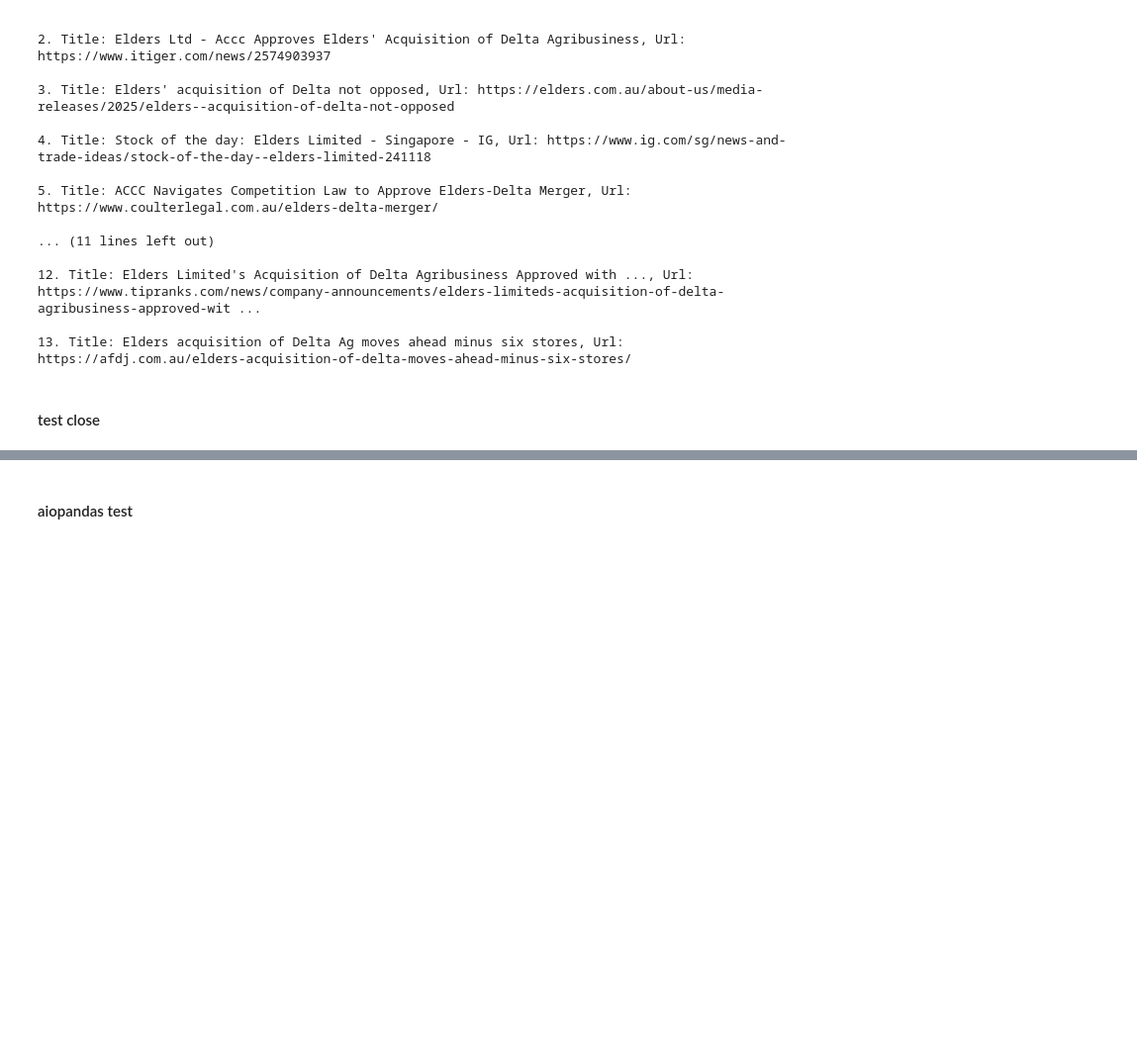
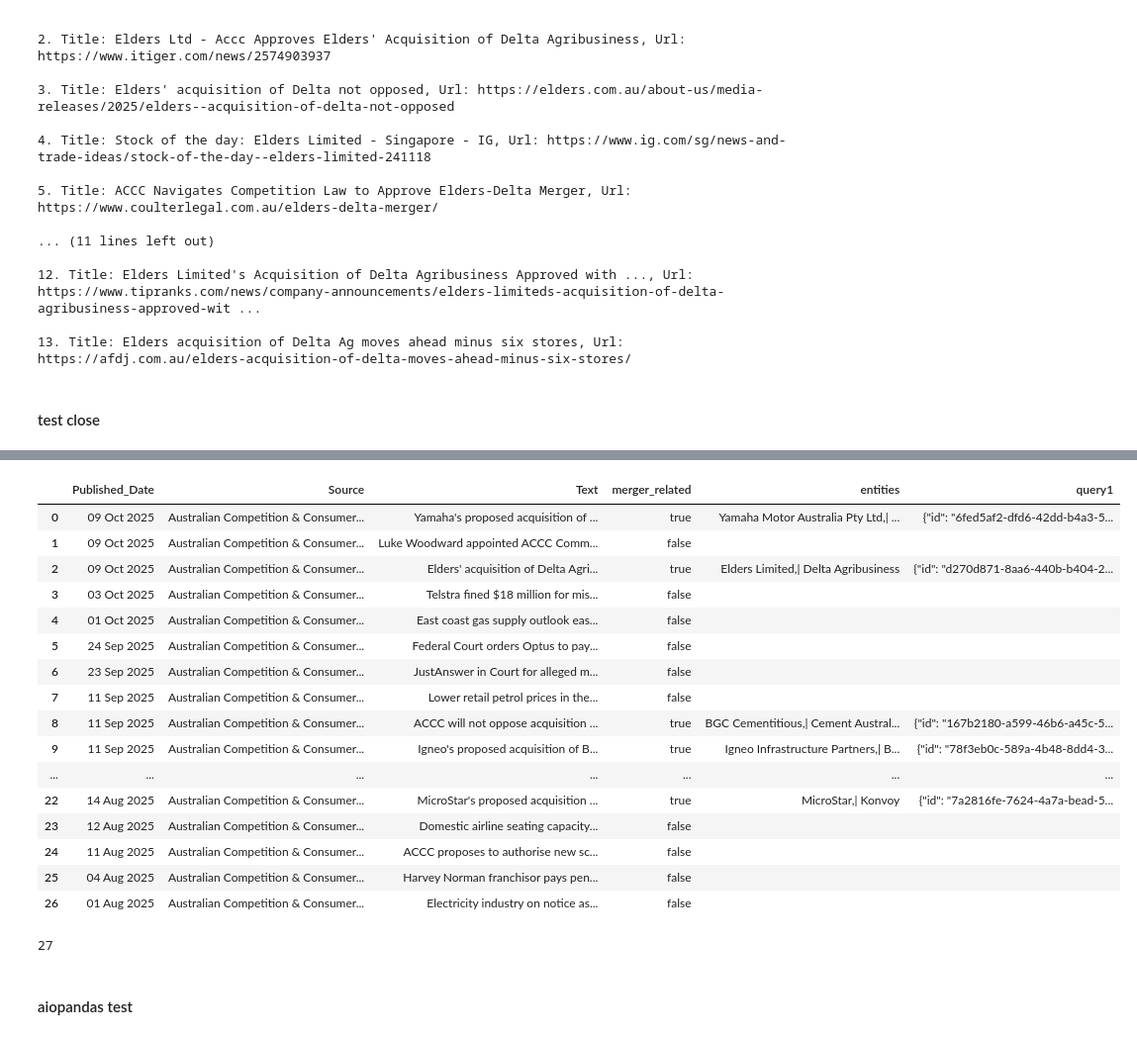
Before and after one commit to chuash/MergerScan, a Jupyter notebook: Draft.ipynb, the cells around one changed output, grey strips where cells are left out. Shown at 99% size. Cells and saved outputs as stored; diff of their text form; code cells hidden in the pictures; blank space fills up the shorter version.

```diff
--- a/Draft.ipynb
+++ b/Draft.ipynb
@@ -916,3 +923,19 @@ async def asyncperplexitysearch(client:OpenAI, model:str, prompt_messages:List[D
+# %%
+# main asynchronous function to iterate through the data list in chunks
+async def main(data_list, chunk_size, pause_duration):
+    """Processes data list in chunks with pauses between chunks."""
+
+    results = []
+    for i in range(0, len(data_list), chunk_size):
+        chunk = data_list[i:i + chunk_size]
+        chunk_results = await process_chunk(chunk)
+        results.extend(chunk_results)
+
+        if i + chunk_size < len(data_list):  # Don't pause after the last chunk
+            print(f"Pausing for {pause_duration} seconds...")
+            await asyncio.sleep(pause_duration)
+
+    return results
 # %%
 prompt_message_list = []
 for item in query1_list:
@@ -931,11 +963,11 @@ prompt_message_list
 # %%
-async def main():
-    """Main function to orchestrate asynchronous chat completions."""
+#async def main():
+#    """Main function to orchestrate asynchronous chat completions."""
 
     # Create a list of asynchronous tasks
-    tasks = [asyncperplexitysearch(client=asyncclient, model='sonar', prompt_messages=p, schema=None) for p in prompt_message_list]
+#    tasks = [asyncperplexitysearch(client=asyncclient, model='sonar', prompt_messages=p, schema=None) for p in prompt_message_list]
 
     # Run all tasks concurrently and gather their results
-    results = await asyncio.gather(*tasks)
+#    results = await asyncio.gather(*tasks)
 
-    return results
+#    return results
@@ -970,0 +974,9 @@ This conclusion is based strictly on the information about direct sales or servi
+# %%
+chunk_size = 3
+pause_seconds = 1
+
+start_time = time.time()
+websearchresults = asyncio.run(main(prompt_message_list, chunk_size, pause_seconds))
+end_time = time.time()
+
+end_time-start_time
@@ -970,0 +1028,3 @@ This conclusion is based strictly on the information about direct sales or servi
+# %%
+df1['query1'] = [json.dumps(item.to_dict()) for item in websearchresults]    # camt stpre as dict, so need json dumps to string.
+df1
@@ -971,3 +1039,30 @@ This conclusion is based strictly on the information about direct sales or servi
+# %%
+df_final = pd.merge(df, df1[['Published_Date','Source','Text','query1']], on=['Published_Date', 'Source', 'Text'], how='left').fillna('')
+df_final
+# %% [output]
+|  | Published_Date | Source | Text | merger_related | entities | query1 |
+| 0 | 09 Oct 2025 | Australian Competition & Consumer... | Yamaha's proposed acquisition of ... | true | Yamaha Motor Australia Pty Ltd,| ... | {"id": "6fed5af2-dfd6-42dd-b4a3-5... |
+| 1 | 09 Oct 2025 | Australian Competition & Consumer... | Luke Woodward appointed ACCC Comm... | false |  |  |
+| 2 | 09 Oct 2025 | Australian Competition & Consumer... | Elders' acquisition of Delta Agri... | true | Elders Limited,| Delta Agribusiness | {"id": "d270d871-8aa6-440b-b404-2... |
+| 3 | 03 Oct 2025 | Australian Competition & Consumer... | Telstra fined $18 million for mis... | false |  |  |
+| 4 | 01 Oct 2025 | Australian Competition & Consumer... | East coast gas supply outlook eas... | false |  |  |
+| 5 | 24 Sep 2025 | Australian Competition & Consumer... | Federal Court orders Optus to pay... | false |  |  |
+| 6 | 23 Sep 2025 | Australian Competition & Consumer... | JustAnswer in Court for alleged m... | false |  |  |
+| 7 | 11 Sep 2025 | Australian Competition & Consumer... | Lower retail petrol prices in the... | false |  |  |
+| 8 | 11 Sep 2025 | Australian Competition & Consumer... | ACCC will not oppose acquisition ... | true | BGC Cementitious,| Cement Austral... | {"id": "167b2180-a599-46b6-a45c-5... |
+| 9 | 11 Sep 2025 | Australian Competition & Consumer... | Igneo's proposed acquisition of B... | true | Igneo Infrastructure Partners,| B... | {"id": "78f3eb0c-589a-4b48-8dd4-3... |
+| ... | ... | ... | ... | ... | ... | ... |
+| 22 | 14 Aug 2025 | Australian Competition & Consumer... | MicroStar's proposed acquisition ... | true | MicroStar,| Konvoy | {"id": "7a2816fe-7624-4a7a-bead-5... |
+| 23 | 12 Aug 2025 | Australian Competition & Consumer... | Domestic airline seating capacity... | false |  |  |
+| 24 | 11 Aug 2025 | Australian Competition & Consumer... | ACCC proposes to authorise new sc... | false |  |  |
+| 25 | 04 Aug 2025 | Australian Competition & Consumer... | Harvey Norman franchisor pays pen... | false |  |  |
+| 26 | 01 Aug 2025 | Australian Competition & Consumer... | Electricity industry on notice as... | false |  |  |
+# %%
+#conn = sqlite3.connect('database/data.db')
+#cursor = conn.cursor()
+df_final.to_sql(f'media_releases_websearch', con=conn, if_exists='append', index=False)
+# %% [output]
+27
 # %%
 #if len(websearch_results[0].search_results) > 0:
 #    print(f"Sources: {len(websearch_results[0].search_results)} articles found. \n")
```
Also changed, not shown: parts of 17 cells of this notebook, 1 other file.
